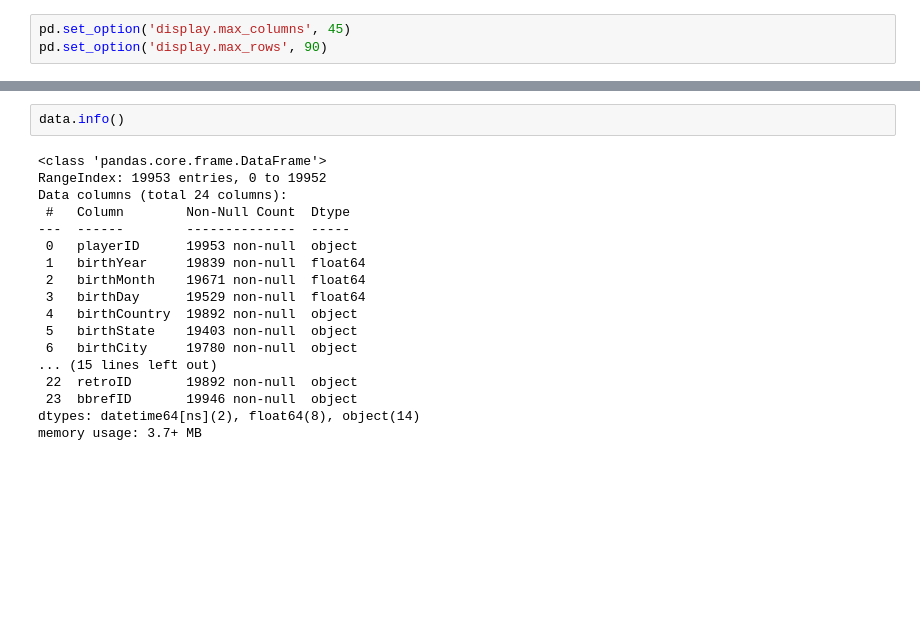
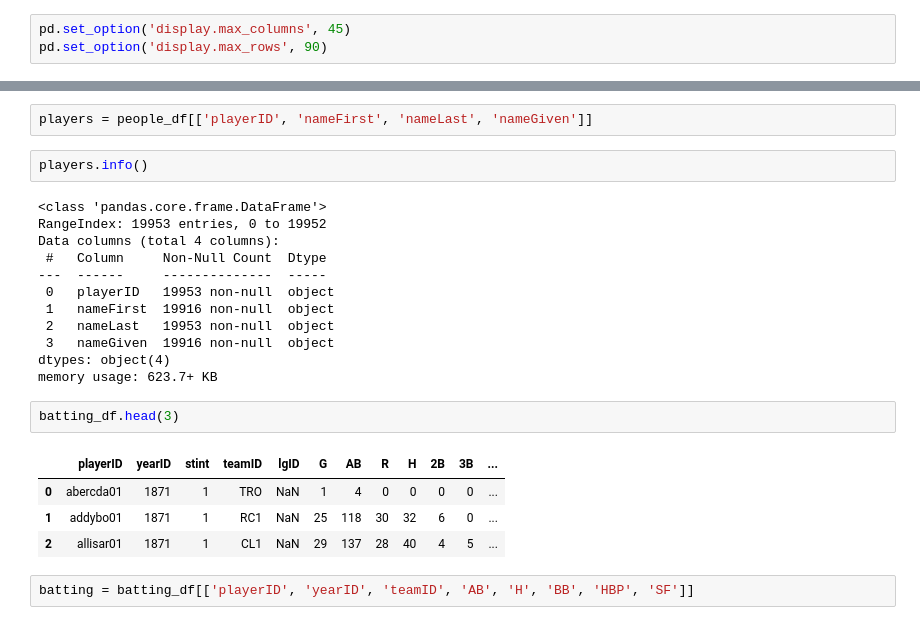
Before and after one commit to mpatterson73/moneyball, a Jupyter notebook: moneyball.ipynb, the cells around one changed output, grey strips where cells are left out. Saved outputs shown, nothing was run; the diff lists cells and outputs as text; blank space fills up the shorter version.

```diff
--- a/moneyball.ipynb
+++ b/moneyball.ipynb
@@ -47,20 +45,25 @@ data.head(10)
+# %%
+players = people_df[['playerID', 'nameFirst', 'nameLast', 'nameGiven']]
 # %%
-data.info()
+players.info()
 # %% [output]
 <class 'pandas.core.frame.DataFrame'>
 RangeIndex: 19953 entries, 0 to 19952
-Data columns (total 24 columns):
- #   Column        Non-Null Count  Dtype
----  ------        --------------  -----
- 0   playerID      19953 non-null  object
- 1   birthYear     19839 non-null  float64
- 2   birthMonth    19671 non-null  float64
- 3   birthDay      19529 non-null  float64
- 4   birthCountry  19892 non-null  object
- 5   birthState    19403 non-null  object
- 6   birthCity     19780 non-null  object
-... (15 lines left out)
- 22  retroID       19892 non-null  object
- 23  bbrefID       19946 non-null  object
-dtypes: datetime64[ns](2), float64(8), object(14)
-memory usage: 3.7+ MB
+Data columns (total 4 columns):
+ #   Column     Non-Null Count  Dtype
+---  ------     --------------  -----
+ 0   playerID   19953 non-null  object
+ 1   nameFirst  19916 non-null  object
+ 2   nameLast   19953 non-null  object
+ 3   nameGiven  19916 non-null  object
+dtypes: object(4)
+memory usage: 623.7+ KB
+# %%
+batting_df.head(3)
+# %% [output]
+|  | playerID | yearID | stint | teamID | lgID | G | AB | R | H | 2B | 3B | ... |
+| 0 | abercda01 | 1871 | 1 | TRO | NaN | 1 | 4 | 0 | 0 | 0 | 0 | ... |
+| 1 | addybo01 | 1871 | 1 | RC1 | NaN | 25 | 118 | 30 | 32 | 6 | 0 | ... |
+| 2 | allisar01 | 1871 | 1 | CL1 | NaN | 29 | 137 | 28 | 40 | 4 | 5 | ... |
+# %%
+batting = batting_df[['playerID', 'yearID', 'teamID', 'AB', 'H', 'BB', 'HBP', 'SF']]
```
Also changed, not shown: parts of 22 cells of this notebook, 1 other file.
